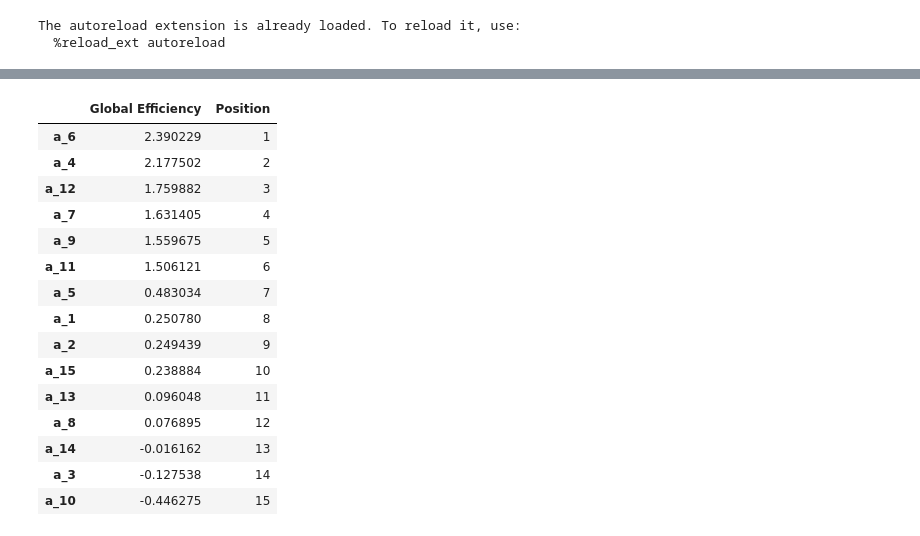
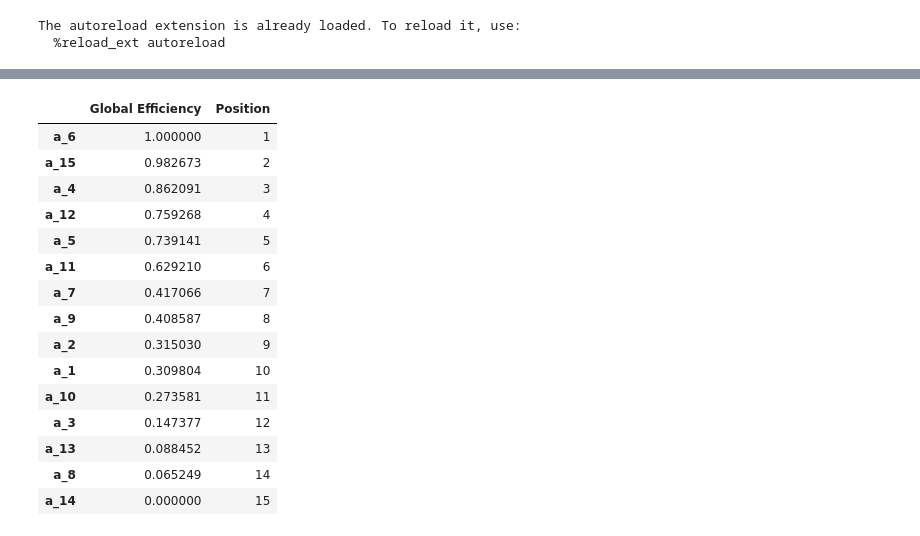
Before and after one commit to diogoflim/PROMETHEE-Scoring, a Jupyter notebook: tests_on_clustered_data.ipynb, the cells around one changed output, grey strips where cells are left out. Cells and saved outputs as stored; diff of their text form; code cells hidden in the pictures.

```diff
--- a/tests_on_clustered_data.ipynb
+++ b/tests_on_clustered_data.ipynb
@@ -12,9 +11,9 @@ from PROMETHEE import PROMETHEE_2
 The autoreload extension is already loaded. To reload it, use:
   %reload_ext autoreload
 # %%
-centers_ = [(2, 2, 2, 2, 2), (5, 5, 5, 5, 5), (10, 10, 10, 10, 10)]
+centers_ = [(2, 2, 2, 2, 2), (7, 7, 7, 7, 7), (10, 10, 10, 10, 10), (10,10,10,10,10)]
 
-X, y = make_blobs(n_samples=[1, 8, 6], centers=centers_, n_features=5, cluster_std= [0.5, 2, 2], random_state=0)
+X, y = make_blobs(n_samples=[1, 7, 6, 1], centers=centers_, n_features=5, cluster_std= [0.25, 2.5, 2.5, 0.25], random_state=0)
 # %%
 X
 # %% [output]
@@ -36,7 +79,7 @@ array([[ 3.04544424,  6.90017684,  4.69728558,  4.7935623 ,  5.821197  ],
 # %%
 m, n = X.shape
 
-n_simulations = 300
+n_simulations = 10000
 
 W = np.zeros(shape = (n, n_simulations))
 P = np.zeros(shape = (n, n_simulations))
@@ -52,9 +95,9 @@ s_curve = [0 for j in range (n)]
 pref = [5 for j in range (n)]
 
 for s in range (n_simulations):
-    W [:,s] = np.random.dirichlet(np.ones(n),size=1).reshape(n) # weights
-    Q [:,s] = np.random.uniform (1,2, n)
-    P [:,s] = np.random.uniform (5, 8, n)
+    W [:,s] = pgrn.dirichlet(np.ones(n),size=1).reshape(n) # weights
+    Q [:,s] = pgrn.uniform (1,2, n)
+    P [:,s] = pgrn.uniform (3, 4, n)
     results[s], Net_Flows[:,s], Pos_Flows[:,s], Neg_Flows[:,s] = PROMETHEE_2 (X, Q[:,s], P[:,s], s_curve, W[:,s], pref)
     print (f'simulation {s+1} completed')
 # %% [output]
@@ -101,0 +145,4 @@ Sigma_Mu_df
+# %%
+Sigma_Mu_df = StandardScaler().fit_transform(Sigma_Mu_df)
+Sigma_Mu_df = pd.DataFrame(Sigma_Mu_df, columns=['Sigma', 'Mu'], index = ['a_' + str(i+1) for i in range (m)])
+Sigma_Mu_df
@@ -103,11 +167,11 @@ Sigma_Mu_df
 from matplotlib.pyplot import cm
 fig, ax = plt.subplots()
 cmap = cm.get_cmap('Spectral')
-Sigma_Mu_df.plot('Sigma', 'Mu', kind='scatter', ax=ax, figsize = (16,12))
+Sigma_Mu_df.plot('Sigma', 'Mu', kind='scatter', ax=ax, figsize = (14,12))
 for k, v in Sigma_Mu_df.iterrows():
     ax.annotate(k, v,
                 xytext=(10,-5), textcoords='offset points',
-                family='sans-serif', fontsize=8, color='black')
+                family='sans-serif', fontsize=10, color='black')
 for k, v in Sigma_Mu_df.iterrows():
     if (k=='North Korea'):
         plt.annotate(k, v,
@@ -195,22 +256,25 @@ alternative 15, fronteira 6: resolvido.
 # %%
 global_ef = np.sum(local_ef, axis = 1)
+
+global_ef = (global_ef - global_ef.min()) /(global_ef.max() - global_ef.min())
+
 results = pd.DataFrame({"Global Efficiency": global_ef}, index = Sigma_Mu_df.index).sort_values("Global Efficiency", ascending = False)
 results = results.assign(Position = [i+1 for i in range(results.shape[0])])
 results
 # %% [output]
 |  | Global Efficiency | Position |
-| a_6 | 2.390229 | 1 |
-| a_4 | 2.177502 | 2 |
-| a_12 | 1.759882 | 3 |
-| a_7 | 1.631405 | 4 |
-| a_9 | 1.559675 | 5 |
-| a_11 | 1.506121 | 6 |
-| a_5 | 0.483034 | 7 |
-| a_1 | 0.250780 | 8 |
-| a_2 | 0.249439 | 9 |
-| a_15 | 0.238884 | 10 |
-| a_13 | 0.096048 | 11 |
-| a_8 | 0.076895 | 12 |
-| a_14 | -0.016162 | 13 |
-| a_3 | -0.127538 | 14 |
-| a_10 | -0.446275 | 15 |
+| a_6 | 1.000000 | 1 |
+| a_15 | 0.982673 | 2 |
+| a_4 | 0.862091 | 3 |
+| a_12 | 0.759268 | 4 |
+| a_5 | 0.739141 | 5 |
+| a_11 | 0.629210 | 6 |
+| a_7 | 0.417066 | 7 |
+| a_9 | 0.408587 | 8 |
+| a_2 | 0.315030 | 9 |
+| a_1 | 0.309804 | 10 |
+| a_10 | 0.273581 | 11 |
+| a_3 | 0.147377 | 12 |
+| a_13 | 0.088452 | 13 |
+| a_8 | 0.065249 | 14 |
+| a_14 | 0.000000 | 15 |
```
Also changed, not shown: parts of 19 cells of this notebook, 1 other file.
